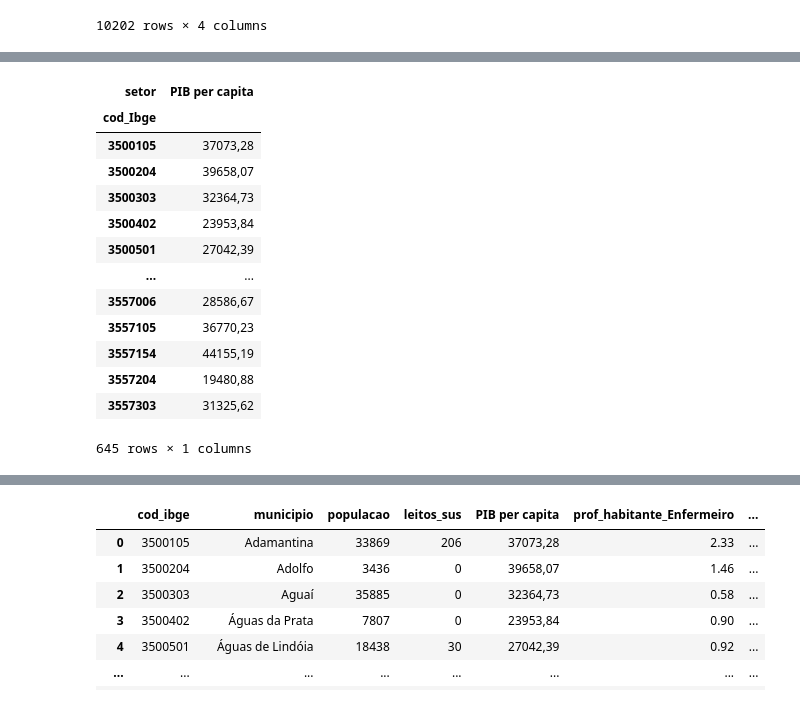
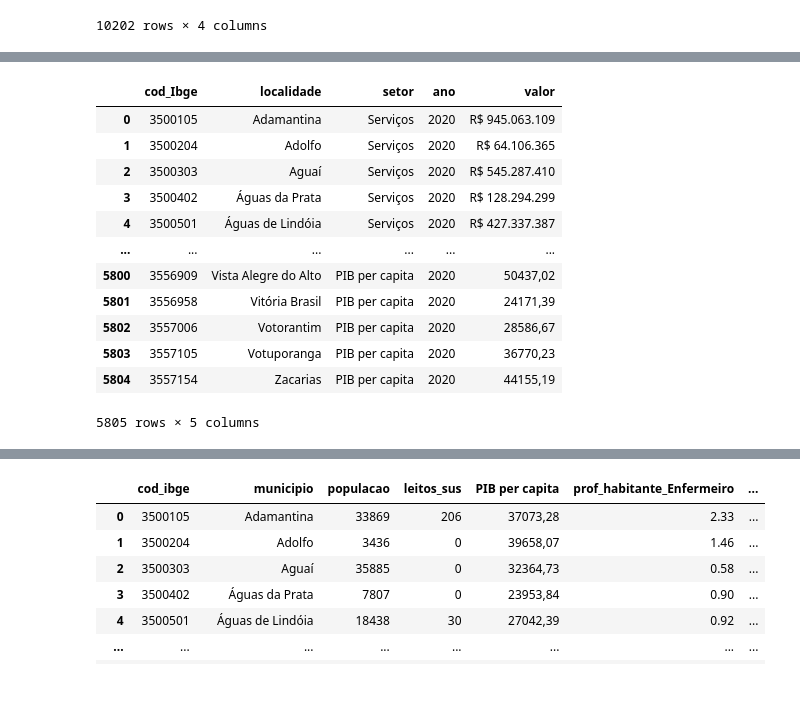
Before and after one commit to tiagogodoi/infra-ensino, a Jupyter notebook: TCC-final-2023.ipynb, the cells around one changed output, grey strips where cells are left out. Drawn from its saved outputs; the diff is of its cells as text; code cells hidden in the pictures.

```diff
--- a/TCC-final-2023.ipynb
+++ b/TCC-final-2023.ipynb
@@ -103,20 +181,17 @@ memory usage: 15.1 KB
 # %%
-df_pib = pd.read_csv('econ_pib.csv', ';', decimal=",",encoding="latin1", thousands='.')
-df_pib = df_pib[["cod_Ibge","setor","valor"]].pivot(index='cod_Ibge',columns='setor', values='valor')
-df_pib = df_pib[["PIB per capita"]]
+df_pib = readcsv('econ_pib.csv')
 df_pib
 # %% [output]
-| setor | PIB per capita |
-| cod_Ibge |  |
-| 3500105 | 37073,28 |
-| 3500204 | 39658,07 |
-| 3500303 | 32364,73 |
-| 3500402 | 23953,84 |
-| 3500501 | 27042,39 |
-| ... | ... |
-| 3557006 | 28586,67 |
-| 3557105 | 36770,23 |
-| 3557154 | 44155,19 |
-| 3557204 | 19480,88 |
-| 3557303 | 31325,62 |
+|  | cod_Ibge | localidade | setor | ano | valor |
+| 0 | 3500105 | Adamantina | Serviços | 2020 | R$ 945.063.109 |
+| 1 | 3500204 | Adolfo | Serviços | 2020 | R$ 64.106.365 |
+| 2 | 3500303 | Aguaí | Serviços | 2020 | R$ 545.287.410 |
+| 3 | 3500402 | Águas da Prata | Serviços | 2020 | R$ 128.294.299 |
+| 4 | 3500501 | Águas de Lindóia | Serviços | 2020 | R$ 427.337.387 |
+| ... | ... | ... | ... | ... | ... |
+| 5800 | 3556909 | Vista Alegre do Alto | PIB per capita | 2020 | 50437,02 |
+| 5801 | 3556958 | Vitória Brasil | PIB per capita | 2020 | 24171,39 |
+| 5802 | 3557006 | Votorantim | PIB per capita | 2020 | 28586,67 |
+| 5803 | 3557105 | Votuporanga | PIB per capita | 2020 | 36770,23 |
+| 5804 | 3557154 | Zacarias | PIB per capita | 2020 | 44155,19 |
-645 rows × 1 columns
+5805 rows × 5 columns
```
Also changed, not shown: parts of 19 cells of this notebook.
